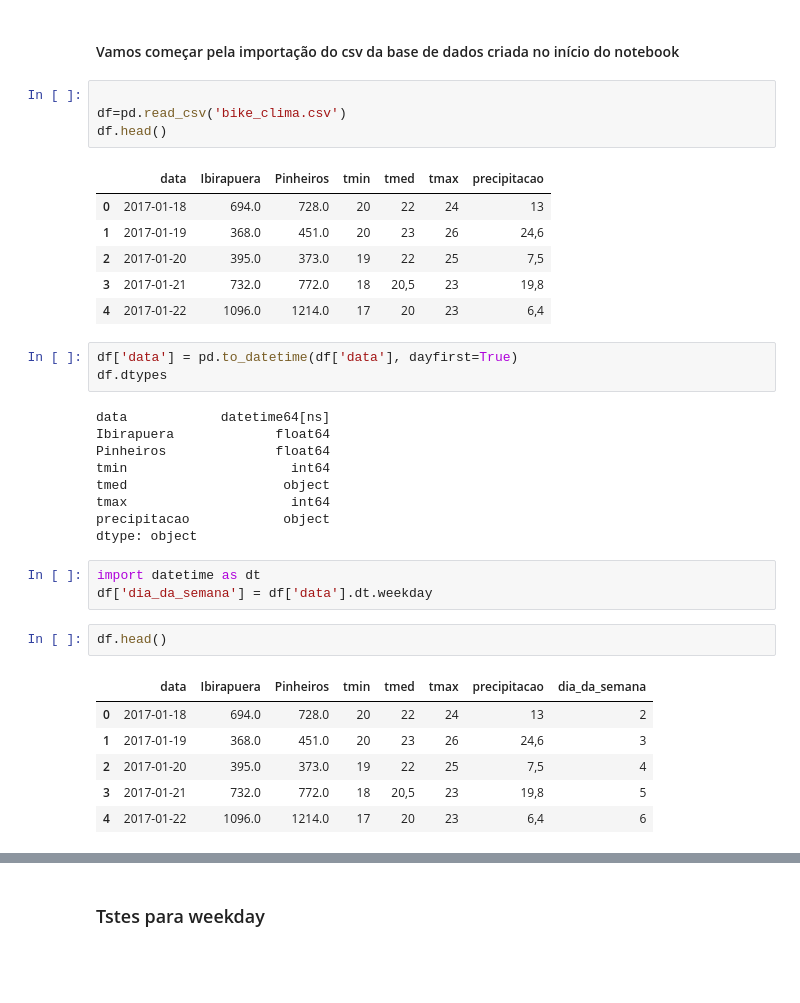
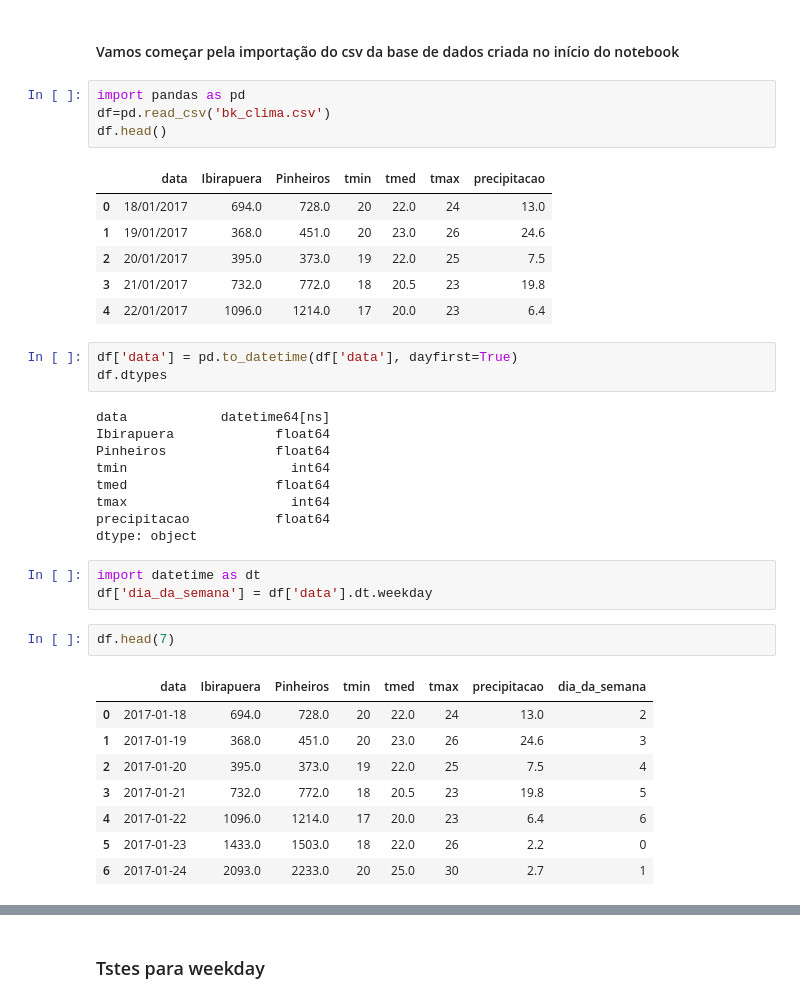
Before and after one commit to matheusmpandrade/data_projects, a Jupyter notebook: bike_data/bike_data_eta.ipynb, the cells around one changed output, grey strips where cells are left out. Saved outputs shown, nothing was run; the diff lists cells and outputs as text; blank space fills up the shorter version.

```diff
--- a/bike_data/bike_data.ipynb
+++ b/bike_data/bike_data_eta.ipynb
@@ -279,16 +279,16 @@ NameError: name 'result' is not defined
 # %% [markdown]
 #### Vamos começar pela importação do csv da base de dados criada no início do notebook
 # %%
-
-df=pd.read_csv('bike_clima.csv')
+import pandas as pd
+df=pd.read_csv('bk_clima.csv')
 df.head()
 # %% [output]
 |  | data | Ibirapuera | Pinheiros | tmin | tmed | tmax | precipitacao |
-| 0 | 2017-01-18 | 694.0 | 728.0 | 20 | 22 | 24 | 13 |
-| 1 | 2017-01-19 | 368.0 | 451.0 | 20 | 23 | 26 | 24,6 |
-| 2 | 2017-01-20 | 395.0 | 373.0 | 19 | 22 | 25 | 7,5 |
-| 3 | 2017-01-21 | 732.0 | 772.0 | 18 | 20,5 | 23 | 19,8 |
-| 4 | 2017-01-22 | 1096.0 | 1214.0 | 17 | 20 | 23 | 6,4 |
+| 0 | 18/01/2017 | 694.0 | 728.0 | 20 | 22.0 | 24 | 13.0 |
+| 1 | 19/01/2017 | 368.0 | 451.0 | 20 | 23.0 | 26 | 24.6 |
+| 2 | 20/01/2017 | 395.0 | 373.0 | 19 | 22.0 | 25 | 7.5 |
+| 3 | 21/01/2017 | 732.0 | 772.0 | 18 | 20.5 | 23 | 19.8 |
+| 4 | 22/01/2017 | 1096.0 | 1214.0 | 17 | 20.0 | 23 | 6.4 |
 # %%
 df['data'] = pd.to_datetime(df['data'], dayfirst=True)
 df.dtypes
@@ -297,19 +297,21 @@ data            datetime64[ns]
 Ibirapuera             float64
 Pinheiros              float64
 tmin                     int64
-tmed                    object
+tmed                   float64
 tmax                     int64
-precipitacao            object
+precipitacao           float64
 dtype: object
 # %%
 import datetime as dt
 df['dia_da_semana'] = df['data'].dt.weekday
 # %%
-df.head()
+df.head(7)
 # %% [output]
 |  | data | Ibirapuera | Pinheiros | tmin | tmed | tmax | precipitacao | dia_da_semana |
-| 0 | 2017-01-18 | 694.0 | 728.0 | 20 | 22 | 24 | 13 | 2 |
-| 1 | 2017-01-19 | 368.0 | 451.0 | 20 | 23 | 26 | 24,6 | 3 |
-| 2 | 2017-01-20 | 395.0 | 373.0 | 19 | 22 | 25 | 7,5 | 4 |
-| 3 | 2017-01-21 | 732.0 | 772.0 | 18 | 20,5 | 23 | 19,8 | 5 |
-| 4 | 2017-01-22 | 1096.0 | 1214.0 | 17 | 20 | 23 | 6,4 | 6 |
+| 0 | 2017-01-18 | 694.0 | 728.0 | 20 | 22.0 | 24 | 13.0 | 2 |
+| 1 | 2017-01-19 | 368.0 | 451.0 | 20 | 23.0 | 26 | 24.6 | 3 |
+| 2 | 2017-01-20 | 395.0 | 373.0 | 19 | 22.0 | 25 | 7.5 | 4 |
+| 3 | 2017-01-21 | 732.0 | 772.0 | 18 | 20.5 | 23 | 19.8 | 5 |
+| 4 | 2017-01-22 | 1096.0 | 1214.0 | 17 | 20.0 | 23 | 6.4 | 6 |
+| 5 | 2017-01-23 | 1433.0 | 1503.0 | 18 | 22.0 | 26 | 2.2 | 0 |
+| 6 | 2017-01-24 | 2093.0 | 2233.0 | 20 | 25.0 | 30 | 2.7 | 1 |
```
Also changed, not shown: parts of 4 cells of this notebook, 16 other files.
